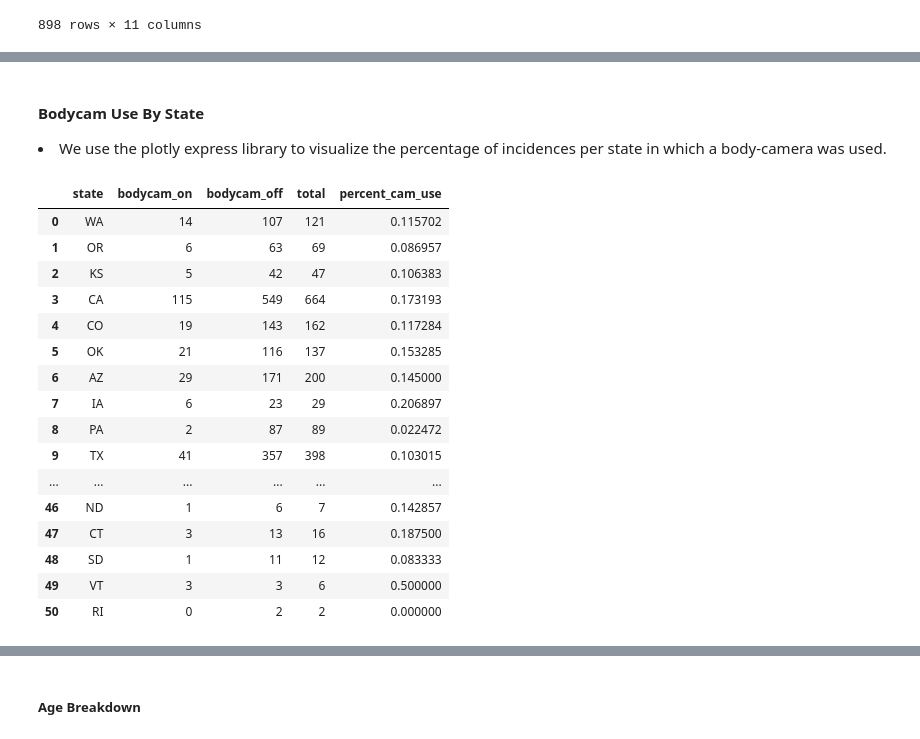
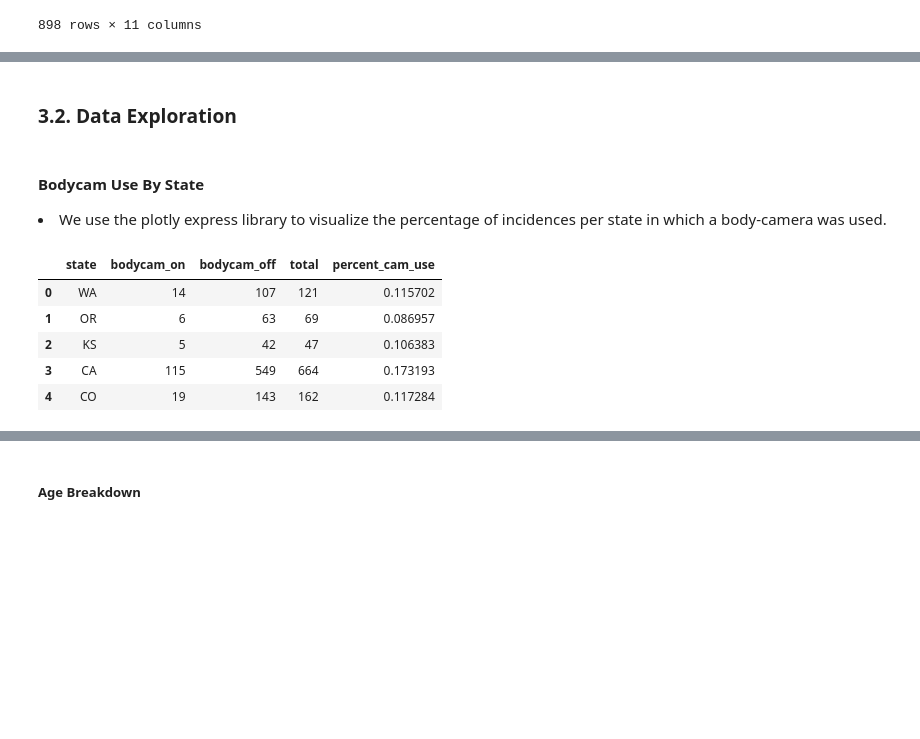
Before and after one commit to jsteinberg4/cops-and-cams, a Jupyter notebook: DS3000_FP4_Section02_Group19.ipynb, the cells around one changed output, grey strips where cells are left out. Saved outputs shown, nothing was run; the diff lists cells and outputs as text; code cells hidden in the pictures; blank space fills up the shorter version.

```diff
--- a/DS3000_FP4_Section02_Group19.ipynb
+++ b/DS3000_FP4_Section02_Group19.ipynb
@@ -159,11 +147,13 @@ data
     Sklearn machine learning algorithms require inputs in numeric formats, so we must convert our features into a numeric representation.
 </li>
 # %%
-def vectorize_col(df: pd.DataFrame, col_name: str) -> dict:
+def vectorize_col(df: pd.DataFrame, col_name: str):
     """Vectorizes the unique values in a given column in the given DataFrame."""
     str_to_num = {}
     num_to_str = {}
     count = 0
+
+    # Storing conversions both ways in dicts allows to convert again later for displaying
     for key in df[col_name].unique():
         str_to_num.update({key: count})
         num_to_str.update({count: key})
@@ -510,3 +400,5 @@ X_test_selected
+# %% [markdown]
+### 3.2. Data Exploration
 # %% [markdown]
 <h4>Bodycam Use By State</h4>
 <li>
@@ -514,10 +406,13 @@ X_test_selected
 </li>
 # %%
 def build_heatmap(df: pd.DataFrame):
+    """Given a DataFrame for with raw numbers and states, calculate body camera usage counts per state."""
     heat_df = pd.DataFrame(columns=['state', 'bodycam_on', 'bodycam_off', 'total'])
+
     state_counts = df['state'].value_counts()
     pos_class_counts = df[df['body_camera']]['state'].value_counts()
     neg_class_counts = df[df['body_camera'] == False]['state'].value_counts()
+
     for state in df['state'].unique():
         heat_df=heat_df.append(pd.Series([state_num_to_str[state],
                                           pos_class_counts.get(state, 0),
@@ -529,26 +424,15 @@ def build_heatmap(df: pd.DataFrame):
 # %%
 # Calculate state by state statistics to graph
 heatmap_df = build_heatmap(data)
 heatmap_df['percent_cam_use'] = heatmap_df.apply(lambda state: state['bodycam_on'] / state['total'], axis=1)
-heatmap_df
+heatmap_df.head()
 # %% [output]
 |  | state | bodycam_on | bodycam_off | total | percent_cam_use |
 | 0 | WA | 14 | 107 | 121 | 0.115702 |
 | 1 | OR | 6 | 63 | 69 | 0.086957 |
 | 2 | KS | 5 | 42 | 47 | 0.106383 |
 | 3 | CA | 115 | 549 | 664 | 0.173193 |
 | 4 | CO | 19 | 143 | 162 | 0.117284 |
-| 5 | OK | 21 | 116 | 137 | 0.153285 |
-| 6 | AZ | 29 | 171 | 200 | 0.145000 |
-| 7 | IA | 6 | 23 | 29 | 0.206897 |
-| 8 | PA | 2 | 87 | 89 | 0.022472 |
-| 9 | TX | 41 | 357 | 398 | 0.103015 |
-| ... | ... | ... | ... | ... | ... |
-| 46 | ND | 1 | 6 | 7 | 0.142857 |
-| 47 | CT | 3 | 13 | 16 | 0.187500 |
-| 48 | SD | 1 | 11 | 12 | 0.083333 |
-| 49 | VT | 3 | 3 | 6 | 0.500000 |
-| 50 | RI | 0 | 2 | 2 | 0.000000 |
 # %%
 from plotly import express as px
 
```
Also changed, not shown: parts of 51 cells of this notebook, 6 other files.
